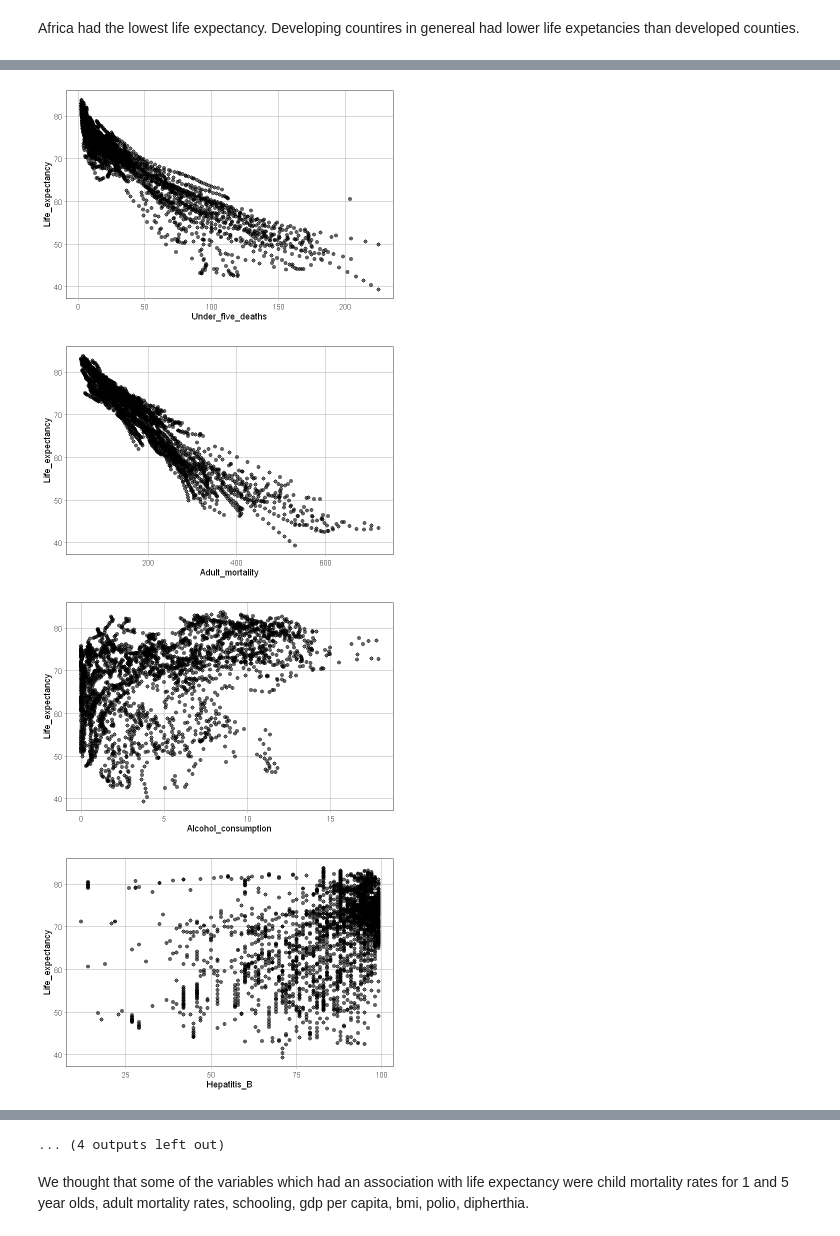
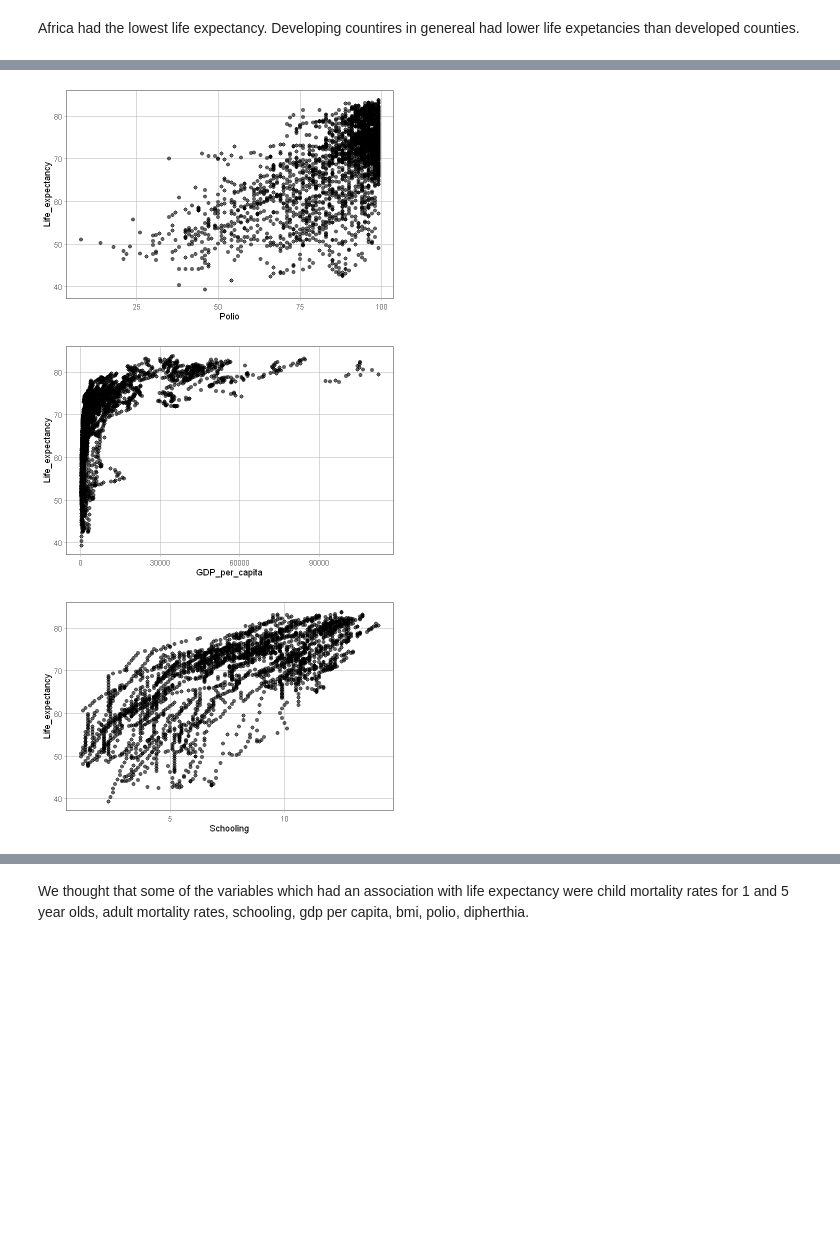
Before and after one commit to IanKang678/life-expectancy-prediction, a Jupyter notebook: notebooks/analysis.ipynb, the cells around one changed output, grey strips where cells are left out. Cells and saved outputs as stored; diff of their text form; code cells hidden in the pictures; blank space fills up the shorter version.

```diff
--- a/notebooks/analysis.ipynb
+++ b/notebooks/analysis.ipynb
@@ -160,35 +119,9 @@ gf_jitter(Life_expectancy~Economy_status_Developing,data=life_exp_data) #Don't n
 Africa had the lowest life expectancy. Developing countires in genereal had lower life expetancies than developed counties.
 # %%
 #Scatterplots
-gf_point(Life_expectancy ~Year,data=life_exp_data)
-
-gf_point(Life_expectancy ~Infant_deaths,data=life_exp_data)
-
-gf_point(Life_expectancy ~Under_five_deaths,data=life_exp_data)
-
 gf_point(Life_expectancy ~Adult_mortality,data=life_exp_data)
-
-gf_point(Life_expectancy ~Alcohol_consumption,data=life_exp_data)
-
-gf_point(Life_expectancy ~Hepatitis_B,data=life_exp_data)
-
-gf_point(Life_expectancy ~Measles,data=life_exp_data)
-
 gf_point(Life_expectancy ~BMI,data=life_exp_data)
-
 gf_point(Life_expectancy ~Polio,data=life_exp_data)
-
-gf_point(Life_expectancy ~Diphtheria,data=life_exp_data)
-
-gf_point(Life_expectancy ~Incidents_HIV,data=life_exp_data)
-
 gf_point(Life_expectancy ~GDP_per_capita,data=life_exp_data)
-
-gf_point(Life_expectancy ~Population_mln,data=life_exp_data)
-
-gf_point(Life_expectancy ~Thinness_ten_nineteen_years,data=life_exp_data)
-
-gf_point(Life_expectancy ~Thinness_five_nine_years,data=life_exp_data)
-
 gf_point(Life_expectancy ~Schooling,data=life_exp_data)
 # %% [output]
@@ -197,4 +130,3 @@ gf_point(Life_expectancy ~Schooling,data=life_exp_data)
-[figure, old version]
+[figure, new version]
-[figure, old version]
+[figure, new version]
-[figure, old version]
+[figure, new version]
-[figure, removed]
@@ -207,4 +133,3 @@ gf_point(Life_expectancy ~Schooling,data=life_exp_data)
-... (4 outputs left out)
 # %% [markdown]
 We thought that some of the variables which had an association with life expectancy were child mortality rates for 1 and 5 year olds, adult mortality rates, schooling, gdp per capita, bmi, polio, dipherthia.
 # %% [markdown]
```
Also changed, not shown: parts of 6 cells of this notebook.
